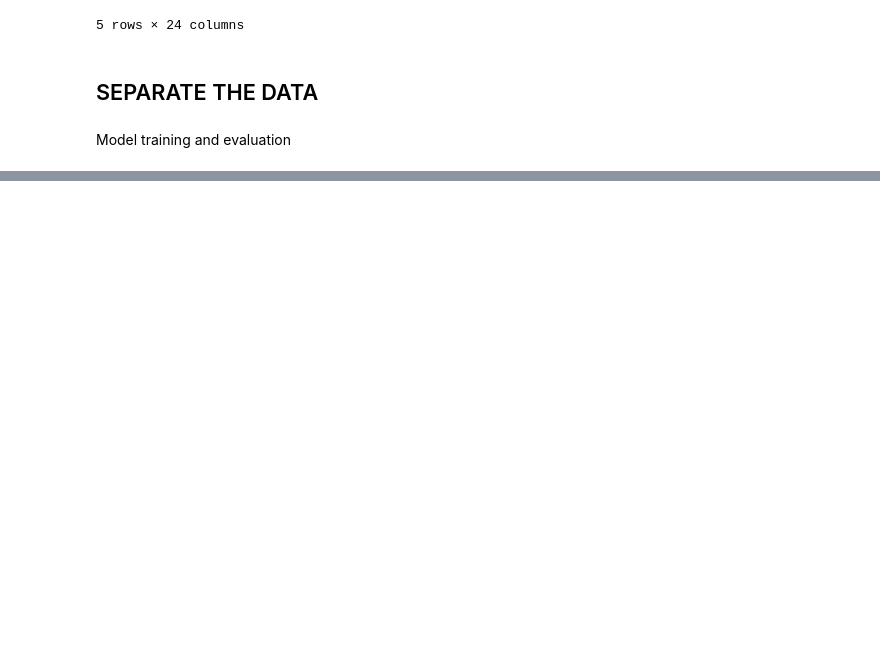
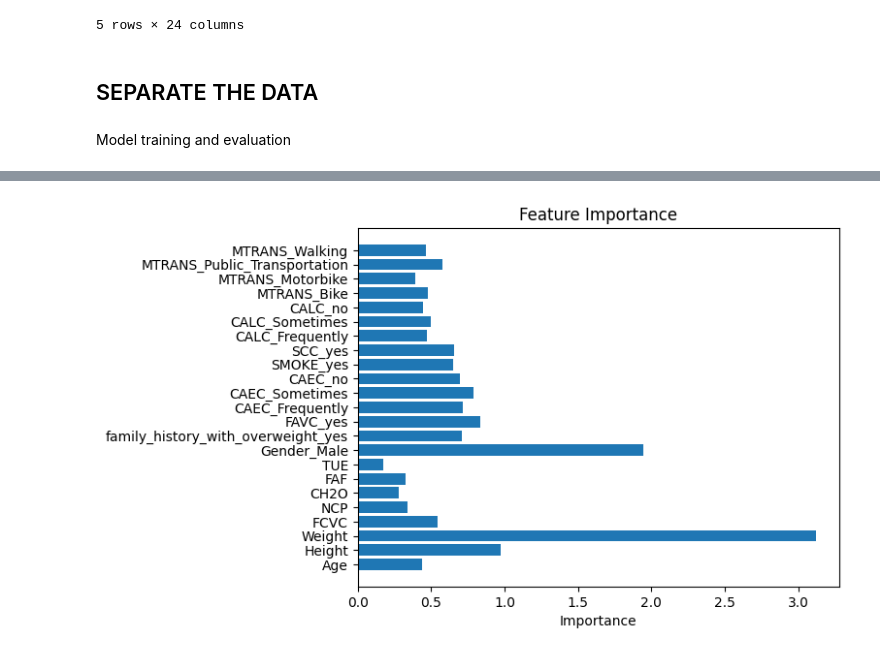
Before and after one commit to toRK25/IBM, a Jupyter notebook: SUgar.ipynb, the cells around one changed output, grey strips where cells are left out. Drawn from its saved outputs; the diff is of its cells as text; code cells hidden in the pictures; blank space fills up the shorter version.

```diff
--- a/SUgar.ipynb
+++ b/SUgar.ipynb
@@ -147,0 +150,10 @@ Requires the classifier to perform well even with highly imbalanced datasets, as
+# %%
+# Training logistic regression model using One-vs-One
+model_ovo = OneVsOneClassifier(LogisticRegression(max_iter=1000))
+model_ovo.fit(X_train, y_train)
+# Predictions
+y_pred_ovo = model_ovo.predict(X_test)
+
+# Evaluation metrics for OvO
+print("One-vs-One (OvO) Strategy")
+print(f"Accuracy: {np.round(100*accuracy_score(y_test, y_pred_ovo),2)}%")
@@ -147,0 +179,10 @@ Requires the classifier to perform well even with highly imbalanced datasets, as
+# %%
+model_ova = LogisticRegression(multi_class='ovr',max_iter=1000)
+model_ova.fit(X_train, y_train)
+
+# Predictions
+y_pred_ova = model_ova.predict(X_test)
+
+# Evaluation metrics for OvA
+print("One-vs-All (OvA) Strategy")
+print(f"Accuracy: {np.round(100*accuracy_score(y_test, y_pred_ova),2)}%")
@@ -147,0 +193,8 @@ Requires the classifier to perform well even with highly imbalanced datasets, as
+# %%
+feature_importance = np.mean(np.abs(model_ova.coef_), axis=0)
+plt.barh(X.columns, feature_importance)
+plt.title("Feature Importance")
+plt.xlabel("Importance")
+plt.show()
+# %% [output]
+[figure, added]
```
Also changed, not shown: parts of 8 cells of this notebook.
